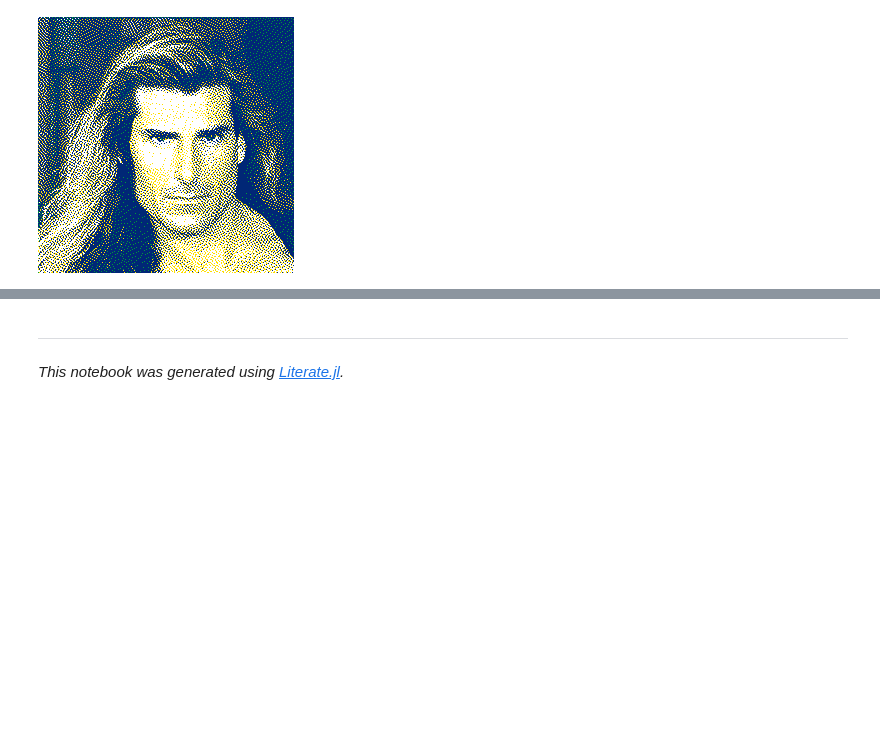
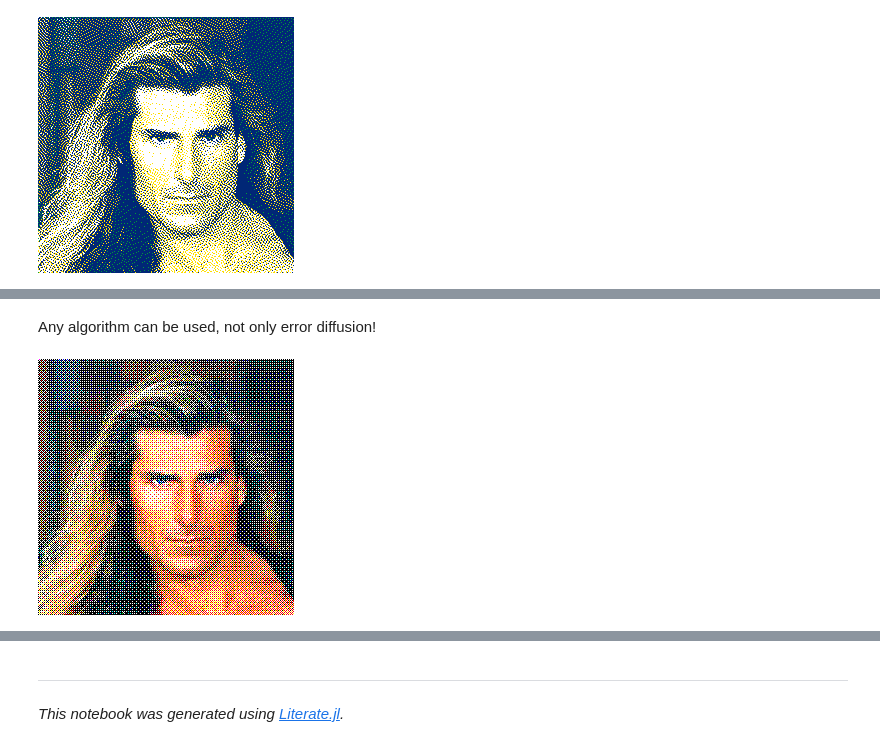
Before and after one commit to JuliaImages/DitherPunk.jl, a Jupyter notebook: dev/generated/color.ipynb, the cells around one changed output, grey strips where cells are left out. Drawn from its saved outputs; the diff is of its cells as text; code cells hidden in the pictures; blank space fills up the shorter version.

```diff
--- a/dev/generated/color.ipynb
+++ b/dev/generated/color.ipynb
@@ -65,0 +75,6 @@ d = dither(img, Atkinson(), colors)
+# %% [markdown]
+Any algorithm can be used, not only error diffusion!
+# %%
+dither(img, SeparateSpace(Bayer()))
+# %% [output]
+[figure, added]
```
Also changed, not shown: parts of 5 cells of this notebook, 12 other files.
